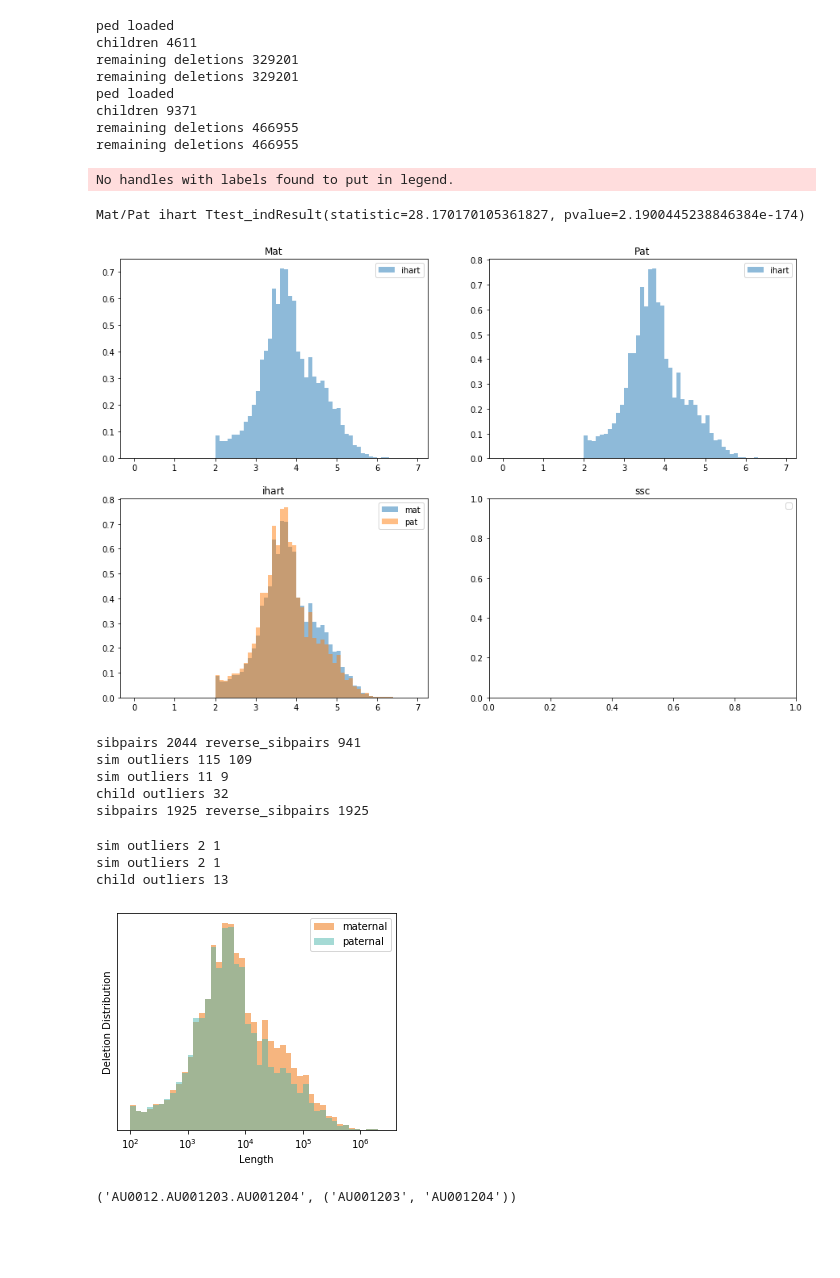
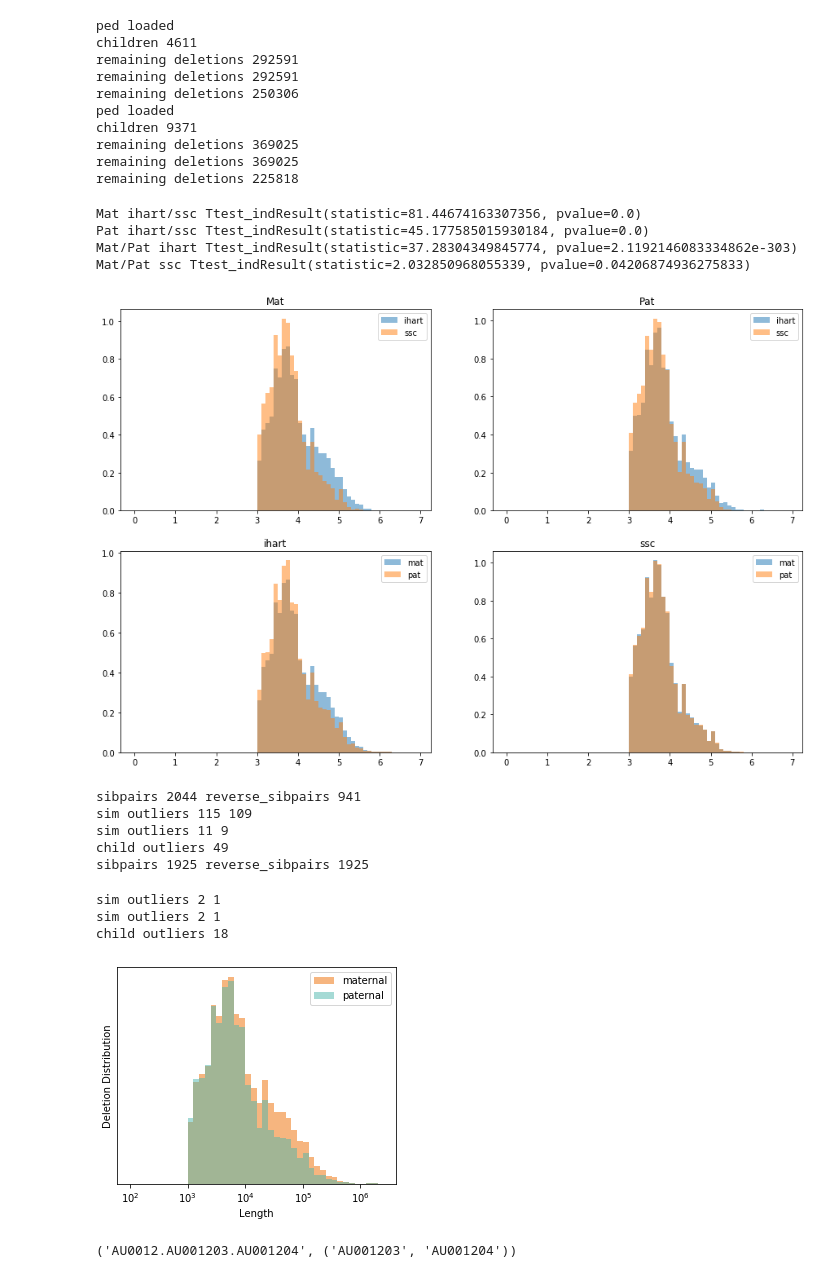
Before and after one commit to kpaskov/PhasingFamilies, a Jupyter notebook: validation/MatVsPatDeletions.ipynb, the cells around one changed output. Drawn from its saved outputs; the diff is of its cells as text; code cells hidden in the pictures; blank space fills up the shorter version.

```diff
--- a/validation/MatVsPatDeletions.ipynb
+++ b/validation/MatVsPatDeletions.ipynb
@@ -52,6 +52,10 @@ def get_data(ped_file, phase_dir, sim_file):
             pieces = line.strip().split('\t')
             if len(pieces) >= 6:
                 fam_id, child_id, f_id, m_id, sex, disease_status = pieces[0:6]
+                if 'ssc' in ped_file:
+                    child_id = child_id.replace('.', '_')
+                    f_id = f_id.replace('.', '_')
+                    m_id = m_id.replace('.', '_')
                 child_id_to_affected[child_id] = disease_status
                 child_id_to_sex[child_id] = sex
 
@@ -70,10 +74,13 @@ def get_data(ped_file, phase_dir, sim_file):
         deletions = json.load(f)
 
     # filter deletions
-    deletions = [d for d in deletions if d['length']>=100]
+    deletions = [d for d in deletions if d['length']>=1000]
     print('remaining deletions', len(deletions))
     #
     deletions = [d for d in deletions if d['is_inherited']]
+    print('remaining deletions', len(deletions))
+
+    deletions = [d for d in deletions if not d['is_hts']]
     print('remaining deletions', len(deletions))
 
     return fam_to_inds, child_id_to_affected, child_id_to_sex, deletions, sibpair_to_sim
@@ -83,55 +90,59 @@ ssc_fam_to_inds, ssc_child_id_to_affected, ssc_child_id_to_sex, ssc_deletions, s
 # %% [output]
 ped loaded
 children 4611
-remaining deletions 329201
-remaining deletions 329201
+remaining deletions 292591
+remaining deletions 292591
+remaining deletions 250306
 ped loaded
 children 9371
-remaining deletions 466955
-remaining deletions 466955
+remaining deletions 369025
+remaining deletions 369025
+remaining deletions 225818
 # %%
 bins=np.arange(0, 7, 0.1)
 
 plt.figure(figsize=(15, 10))
 
 plt.subplot(2, 2, 1)
 plt.hist(np.log10([d['length'] for d in deletions if d['is_mat']]), alpha=0.5, bins=bins, density=True, label='ihart')
-#plt.hist(np.log10([d['length'] for d in ssc_deletions if d['is_mat']]), alpha=0.5, bins=bins, density=True, label='ssc')
+plt.hist(np.log10([d['length'] for d in ssc_deletions if d['is_mat']]), alpha=0.5, bins=bins, density=True, label='ssc')
 plt.legend()
 plt.title('Mat')
 
 plt.subplot(2, 2, 2)
 plt.hist(np.log10([d['length'] for d in deletions if d['is_pat']]), alpha=0.5, bins=bins, density=True, label='ihart')
-#plt.hist(np.log10([d['length'] for d in ssc_deletions if d['is_pat']]), alpha=0.5, bins=bins, density=True, label='ssc')
+plt.hist(np.log10([d['length'] for d in ssc_deletions if d['is_pat']]), alpha=0.5, bins=bins, density=True, label='ssc')
 plt.legend()
 plt.title('Pat')
 
-#print('Mat ihart/ssc', stats.ttest_ind(np.log10([d['length'] for d in deletions if d['is_mat']]),
-#                      np.log10([d['length'] for d in ssc_deletions if d['is_mat']])))
-#print('Pat ihart/ssc', stats.ttest_ind(np.log10([d['length'] for d in deletions if d['is_pat']]),
-#                      np.log10([d['length'] for d in ssc_deletions if d['is_pat']])))
+print('Mat ihart/ssc', stats.ttest_ind(np.log10([d['length'] for d in deletions if d['is_mat']]),
+                      np.log10([d['length'] for d in ssc_deletions if d['is_mat']])))
+print('Pat ihart/ssc', stats.ttest_ind(np.log10([d['length'] for d in deletions if d['is_pat']]),
+                      np.log10([d['length'] for d in ssc_deletions if d['is_pat']])))
 
 plt.subplot(2, 2, 3)
 plt.hist(np.log10([d['length'] for d in deletions if d['is_mat']]), alpha=0.5, bins=bins, density=True, label='mat')
 plt.hist(np.log10([d['length'] for d in deletions if d['is_pat']]), alpha=0.5, bins=bins, density=True, label='pat')
 plt.legend()
 plt.title('ihart')
 
 plt.subplot(2, 2, 4)
-#plt.hist(np.log10([d['length'] for d in ssc_deletions if d['is_mat']]), alpha=0.5, bins=bins, density=True, label='mat')
-#plt.hist(np.log10([d['length'] for d in ssc_deletions if d['is_pat']]), alpha=0.5, bins=bins, density=True, label='pat')
+plt.hist(np.log10([d['length'] for d in ssc_deletions if d['is_mat']]), alpha=0.5, bins=bins, density=True, label='mat')
+plt.hist(np.log10([d['length'] for d in ssc_deletions if d['is_pat']]), alpha=0.5, bins=bins, density=True, label='pat')
 plt.legend()
 plt.title('ssc')
 
 print('Mat/Pat ihart', stats.ttest_ind(np.log10([d['length'] for d in deletions if d['is_mat']]),
                       np.log10([d['length'] for d in deletions if d['is_pat']])))
-#print('Mat/Pat ssc', stats.ttest_ind(np.log10([d['length'] for d in ssc_deletions if d['is_mat']]),
-#                      np.log10([d['length'] for d in ssc_deletions if d['is_pat']])))
+print('Mat/Pat ssc', stats.ttest_ind(np.log10([d['length'] for d in ssc_deletions if d['is_mat']]),
+                      np.log10([d['length'] for d in ssc_deletions if d['is_pat']])))
 plt.show()
 # %% [output]
-No handles with labels found to put in legend.
+Mat ihart/ssc Ttest_indResult(statistic=81.44674163307356, pvalue=0.0)
+Pat ihart/ssc Ttest_indResult(statistic=45.177585015930184, pvalue=0.0)
+Mat/Pat ihart Ttest_indResult(statistic=37.28304349845774, pvalue=2.1192146083334862e-303)
+Mat/Pat ssc Ttest_indResult(statistic=2.032850968055339, pvalue=0.04206874936275833)
-Mat/Pat ihart Ttest_indResult(statistic=28.170170105361827, pvalue=2.1900445238846384e-174)
-[figure, old version]
+[figure, new version]
 # %%
 def get_mad_outliers(x):
     median = np.median(x, axis=0)
@@ -306,11 +317,11 @@ ssc_sibpairs, ssc_probands, ssc_siblings, ssc_sim, ssc_deletions_match, ssc_prob
 sibpairs 2044 reverse_sibpairs 941
 sim outliers 115 109
 sim outliers 11 9
-child outliers 32
+child outliers 49
 sibpairs 1925 reverse_sibpairs 1925
 sim outliers 2 1
 sim outliers 2 1
-child outliers 13
+child outliers 18
 # %%
 bins=np.arange(2, 6.5, 0.1)
 
@@ -326,7 +337,7 @@ plt.ylabel('Deletion Distribution')
 plt.xlabel('Length')
 plt.show()
 # %% [output]
-[figure, old version]
+[figure, new version]
 # %%
 print(sibpairs[0])
 # %% [output]
```
Also changed, not shown: parts of 7 cells of this notebook, 5 other files.
